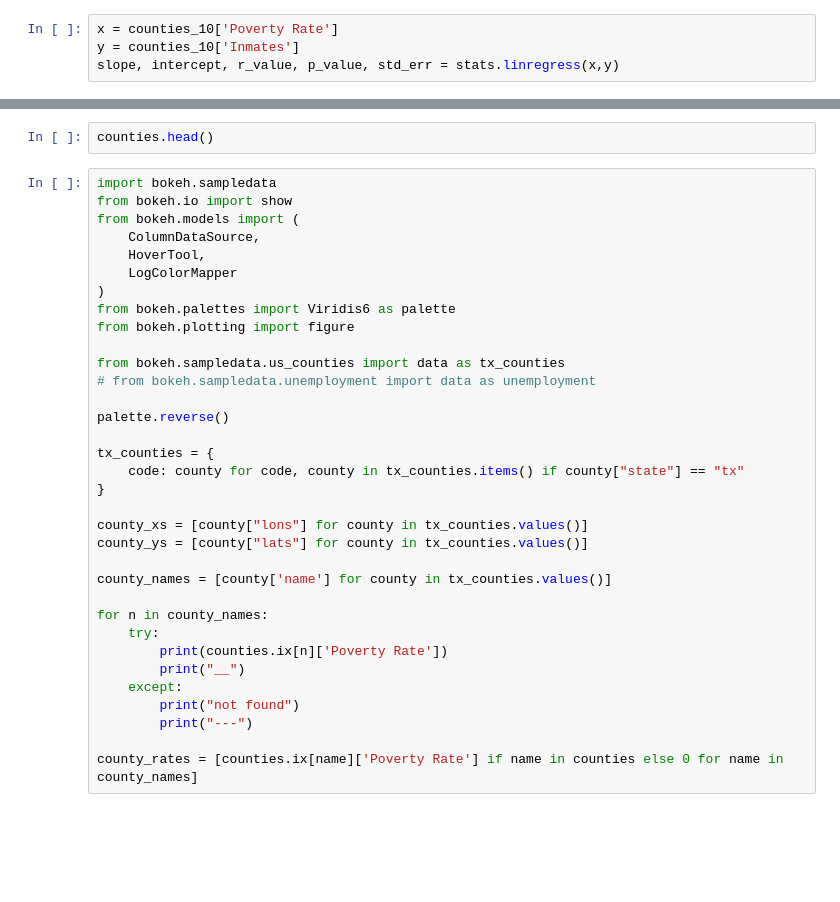
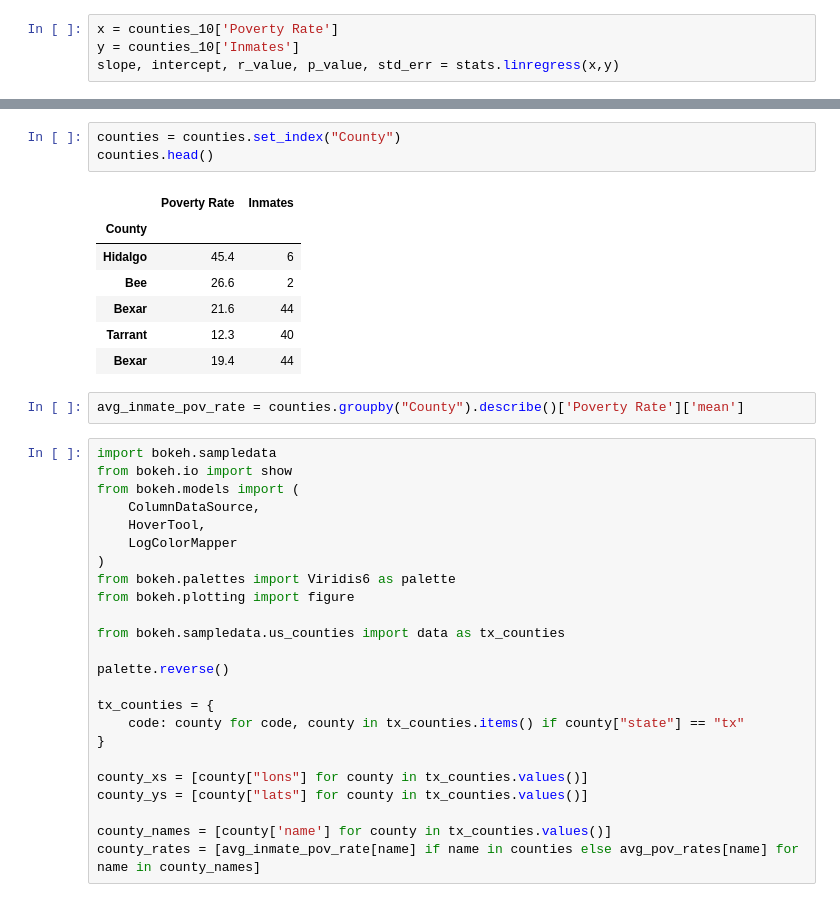
Before and after one commit to allanmc0913/Executions-and-Poverty-in-Texas, a Jupyter notebook: Executed Inmates Data Analysis.ipynb, the cells around one changed output, grey strips where cells are left out. Saved outputs shown, nothing was run; the diff lists cells and outputs as text; blank space fills up the shorter version.

```diff
--- a/Executed Inmates Data Analysis.ipynb
+++ b/Executed Inmates Data Analysis.ipynb
@@ -170,5 +215,16 @@ print (slope, intercept, r_value, p_value, std_err)
 # %%
+counties = counties.set_index("County")
 counties.head()
+# %% [output]
+|  | Poverty Rate | Inmates |
+| County |  |  |
+| Hidalgo | 45.4 | 6 |
+| Bee | 26.6 | 2 |
+| Bexar | 21.6 | 44 |
+| Tarrant | 12.3 | 40 |
+| Bexar | 19.4 | 44 |
+# %%
+avg_inmate_pov_rate = counties.groupby("County").describe()['Poverty Rate']['mean']
 # %%
 import bokeh.sampledata
 from bokeh.io import show
@@ -181,7 +237,6 @@ from bokeh.palettes import Viridis6 as palette
 from bokeh.plotting import figure
 
 from bokeh.sampledata.us_counties import data as tx_counties
-# from bokeh.sampledata.unemployment import data as unemployment
 
 palette.reverse()
 
@@ -193,16 +248,7 @@ county_xs = [county["lons"] for county in tx_counties.values()]
 county_ys = [county["lats"] for county in tx_counties.values()]
 
 county_names = [county['name'] for county in tx_counties.values()]
-
-for n in county_names:
-    try:
-        print(counties.ix[n]['Poverty Rate'])
-        print("__")
-    except:
-        print("not found")
-        print("---")
-
-county_rates = [counties.ix[name]['Poverty Rate'] if name in counties else 0 for name in county_names]
+county_rates = [avg_inmate_pov_rate[name] if name in counties else avg_pov_rates[name] for name in county_names]
 # %%
 color_mapper = LogColorMapper(palette=palette)
 
```
Also changed, not shown: parts of 14 cells of this notebook.
